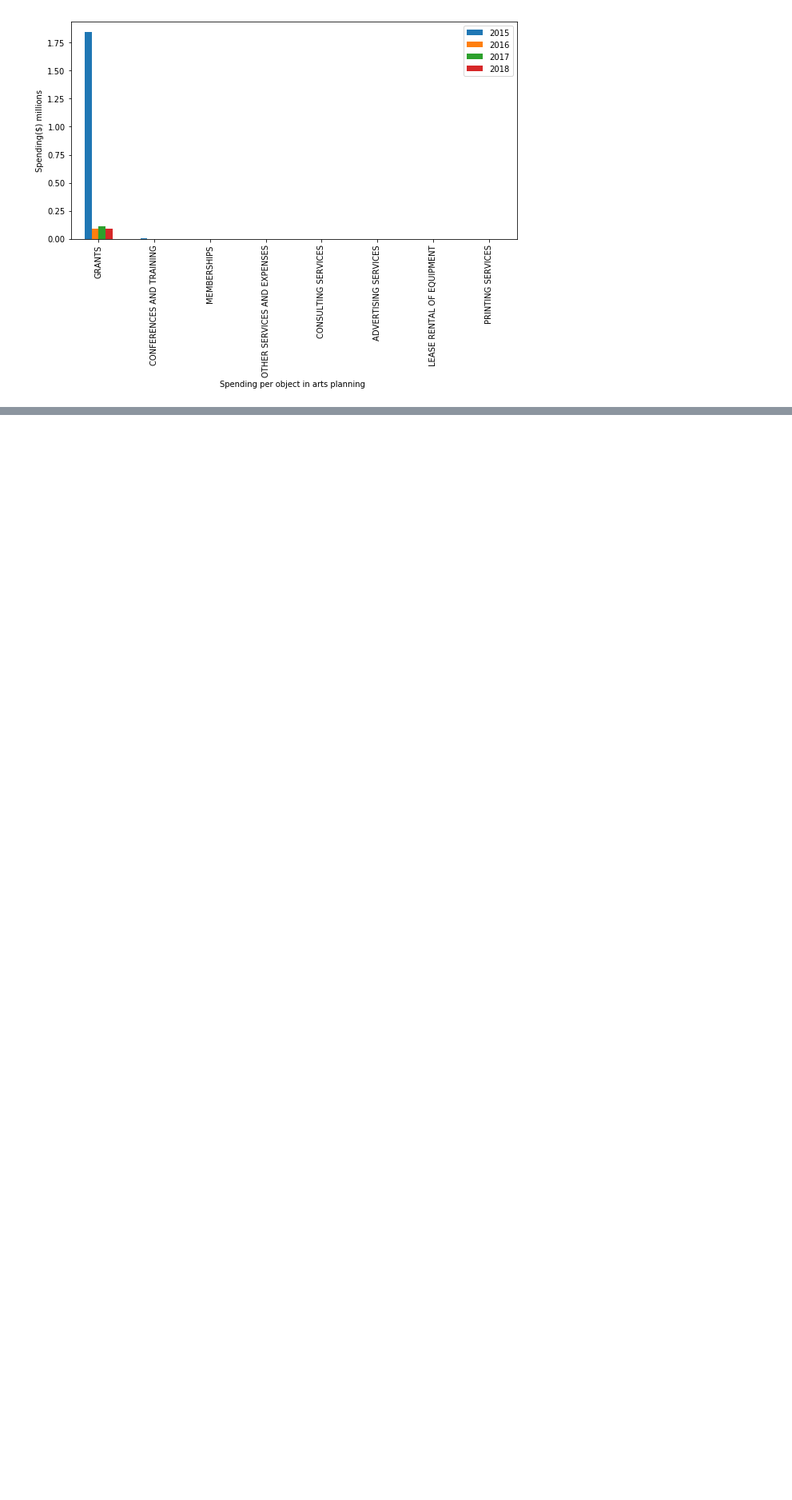
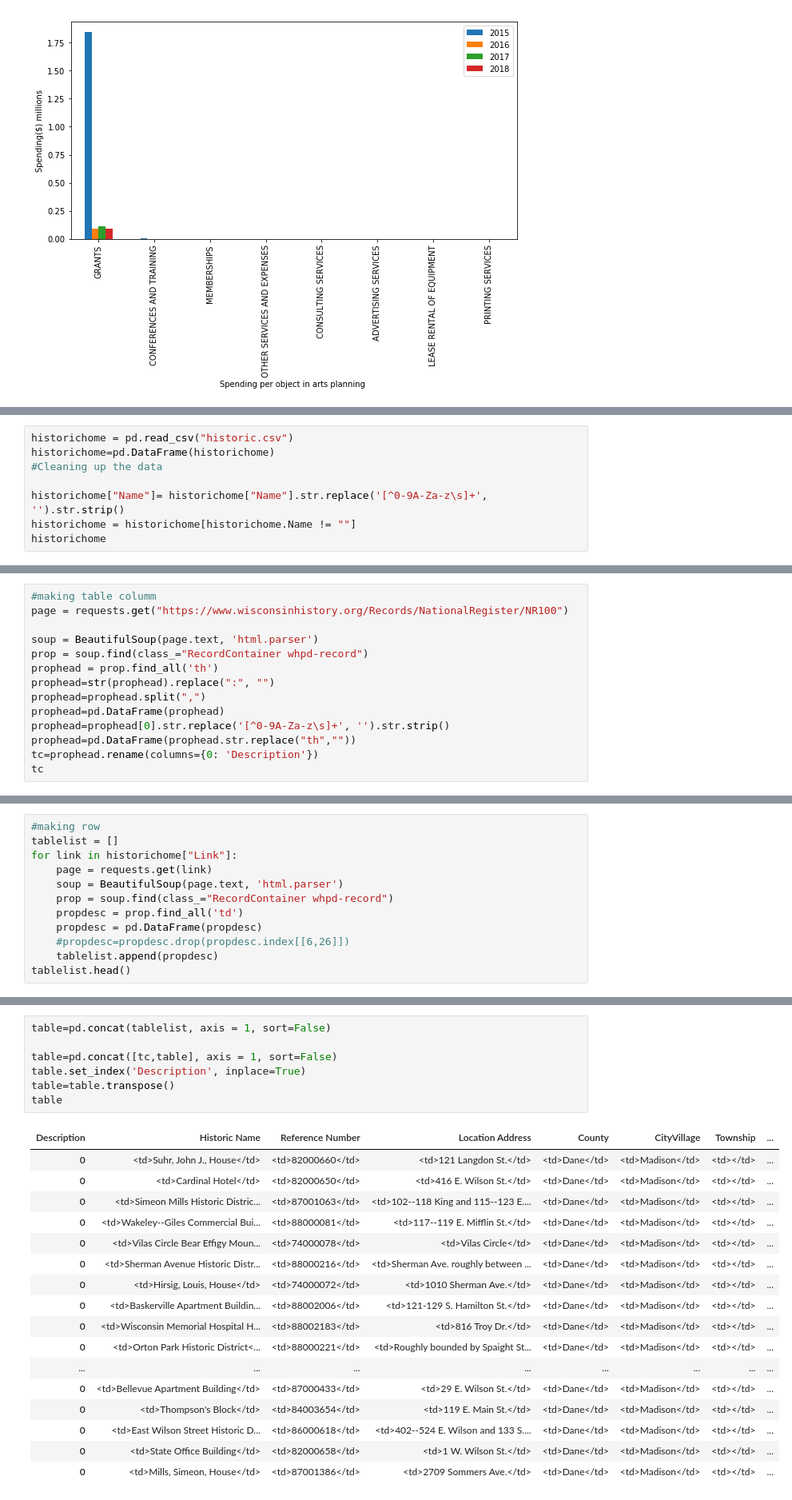
Before and after one commit to tylerharter/s19-city-t2, a Jupyter notebook: plan/Planarts.ipynb, the cells around one changed output, grey strips where cells are left out. Shown at 80% size. Cells and saved outputs as stored; diff of their text form; blank space fills up the shorter version.

```diff
--- a/plan/Planarts.ipynb
+++ b/plan/Planarts.ipynb
@@ -520,0 +841,8 @@ Text(0.5, 0, 'Spending per object in arts planning ')
+# %%
+historichome = pd.read_csv("historic.csv")
+historichome=pd.DataFrame(historichome)
+#Cleaning up the data
+
+historichome["Name"]= historichome["Name"].str.replace('[^0-9A-Za-z\s]+', '').str.strip()
+historichome = historichome[historichome.Name != ""]
+historichome
@@ -520,0 +868,14 @@ Text(0.5, 0, 'Spending per object in arts planning ')
+# %%
+#making table columm
+page = requests.get("https://www.wisconsinhistory.org/Records/NationalRegister/NR100")
+
+soup = BeautifulSoup(page.text, 'html.parser')
+prop = soup.find(class_="RecordContainer whpd-record")
+prophead = prop.find_all('th')
+prophead=str(prophead).replace(":", "")
+prophead=prophead.split(",")
+prophead=pd.DataFrame(prophead)
+prophead=prophead[0].str.replace('[^0-9A-Za-z\s]+', '').str.strip()
+prophead=pd.DataFrame(prophead.str.replace("th",""))
+tc=prophead.rename(columns={0: 'Description'})
+tc
@@ -520,0 +900,12 @@ Text(0.5, 0, 'Spending per object in arts planning ')
+# %%
+#making row
+tablelist = []
+for link in historichome["Link"]:
+    page = requests.get(link)
+    soup = BeautifulSoup(page.text, 'html.parser')
+    prop = soup.find(class_="RecordContainer whpd-record")
+    propdesc = prop.find_all('td')
+    propdesc = pd.DataFrame(propdesc)
+    #propdesc=propdesc.drop(propdesc.index[[6,26]])
+    tablelist.append(propdesc)
+tablelist.head()
@@ -520,0 +930,25 @@ Text(0.5, 0, 'Spending per object in arts planning ')
+# %%
+table=pd.concat(tablelist, axis = 1, sort=False)
+
+table=pd.concat([tc,table], axis = 1, sort=False)
+table.set_index('Description', inplace=True)
+table=table.transpose()
+table
+# %% [output]
+| Description | Historic Name | Reference Number | Location Address | County | CityVillage | Township | ... |
+| 0 | <td>Suhr, John J., House</td> | <td>82000660</td> | <td>121 Langdon St.</td> | <td>Dane</td> | <td>Madison</td> | <td></td> | ... |
+| 0 | <td>Cardinal Hotel</td> | <td>82000650</td> | <td>416 E. Wilson St.</td> | <td>Dane</td> | <td>Madison</td> | <td></td> | ... |
+| 0 | <td>Simeon Mills Historic Distric... | <td>87001063</td> | <td>102--118 King and 115--123 E.... | <td>Dane</td> | <td>Madison</td> | <td></td> | ... |
+| 0 | <td>Wakeley--Giles Commercial Bui... | <td>88000081</td> | <td>117--119 E. Mifflin St.</td> | <td>Dane</td> | <td>Madison</td> | <td></td> | ... |
+| 0 | <td>Vilas Circle Bear Effigy Moun... | <td>74000078</td> | <td>Vilas Circle</td> | <td>Dane</td> | <td>Madison</td> | <td></td> | ... |
+| 0 | <td>Sherman Avenue Historic Distr... | <td>88000216</td> | <td>Sherman Ave. roughly between ... | <td>Dane</td> | <td>Madison</td> | <td></td> | ... |
+| 0 | <td>Hirsig, Louis, House</td> | <td>74000072</td> | <td>1010 Sherman Ave.</td> | <td>Dane</td> | <td>Madison</td> | <td></td> | ... |
+| 0 | <td>Baskerville Apartment Buildin... | <td>88002006</td> | <td>121-129 S. Hamilton St.</td> | <td>Dane</td> | <td>Madison</td> | <td></td> | ... |
+| 0 | <td>Wisconsin Memorial Hospital H... | <td>88002183</td> | <td>816 Troy Dr.</td> | <td>Dane</td> | <td>Madison</td> | <td></td> | ... |
+| 0 | <td>Orton Park Historic District<... | <td>88000221</td> | <td>Roughly bounded by Spaight St... | <td>Dane</td> | <td>Madison</td> | <td></td> | ... |
+| ... | ... | ... | ... | ... | ... | ... | ... |
+| 0 | <td>Bellevue Apartment Building</td> | <td>87000433</td> | <td>29 E. Wilson St.</td> | <td>Dane</td> | <td>Madison</td> | <td></td> | ... |
+| 0 | <td>Thompson's Block</td> | <td>84003654</td> | <td>119 E. Main St.</td> | <td>Dane</td> | <td>Madison</td> | <td></td> | ... |
+| 0 | <td>East Wilson Street Historic D... | <td>86000618</td> | <td>402--524 E. Wilson and 133 S.... | <td>Dane</td> | <td>Madison</td> | <td></td> | ... |
+| 0 | <td>State Office Building</td> | <td>82000658</td> | <td>1 W. Wilson St.</td> | <td>Dane</td> | <td>Madison</td> | <td></td> | ... |
+| 0 | <td>Mills, Simeon, House</td> | <td>87001386</td> | <td>2709 Sommers Ave.</td> | <td>Dane</td> | <td>Madison</td> | <td></td> | ... |
```
Also changed, not shown: parts of 23 cells of this notebook, 1 other file.
